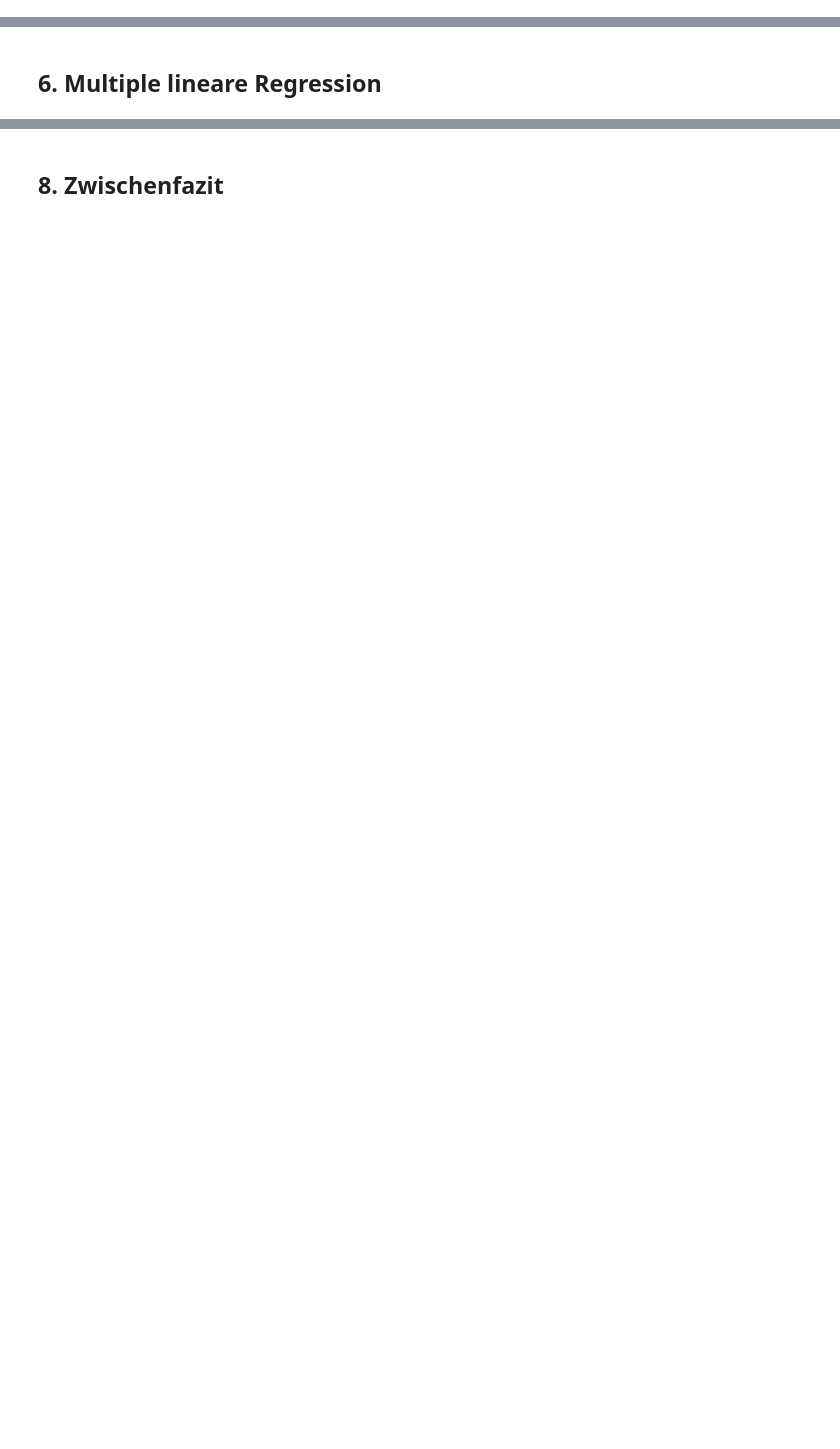
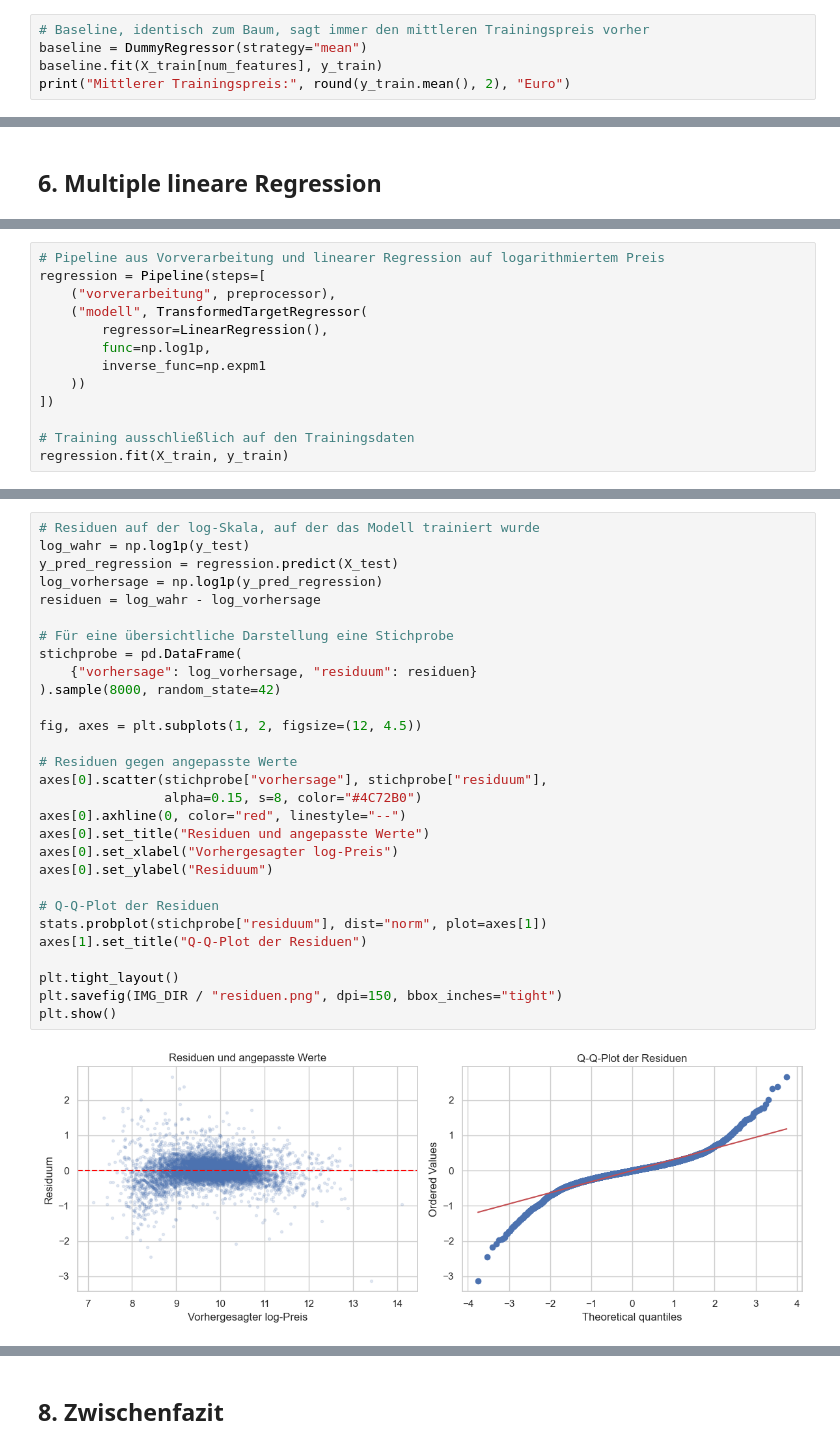
Before and after one commit to 1Zippel4/preisanalyse-autoscout24, a Jupyter notebook: notebooks/03_multiple_regression.ipynb, the cells around one changed output, grey strips where cells are left out. Cells and saved outputs as stored; diff of their text form; blank space fills up the shorter version.

```diff
--- a/notebooks/03_multiple_regression.ipynb
+++ b/notebooks/03_multiple_regression.ipynb
@@ -47,2 +145,7 @@ df.head()
 # %% [markdown]
 ## 5. Baseline
+# %%
+# Baseline, identisch zum Baum, sagt immer den mittleren Trainingspreis vorher
+baseline = DummyRegressor(strategy="mean")
+baseline.fit(X_train[num_features], y_train)
+print("Mittlerer Trainingspreis:", round(y_train.mean(), 2), "Euro")
@@ -52,0 +158,13 @@ df.head()
+# %%
+# Pipeline aus Vorverarbeitung und linearer Regression auf logarithmiertem Preis
+regression = Pipeline(steps=[
+    ("vorverarbeitung", preprocessor),
+    ("modell", TransformedTargetRegressor(
+        regressor=LinearRegression(),
+        func=np.log1p,
+        inverse_func=np.expm1
+    ))
+])
+
+# Training ausschließlich auf den Trainingsdaten
+regression.fit(X_train, y_train)
@@ -52,0 +231,31 @@ df.head()
+# %%
+# Residuen auf der log-Skala, auf der das Modell trainiert wurde
+log_wahr = np.log1p(y_test)
+y_pred_regression = regression.predict(X_test)
+log_vorhersage = np.log1p(y_pred_regression)
+residuen = log_wahr - log_vorhersage
+
+# Für eine übersichtliche Darstellung eine Stichprobe
+stichprobe = pd.DataFrame(
+    {"vorhersage": log_vorhersage, "residuum": residuen}
+).sample(8000, random_state=42)
+
+fig, axes = plt.subplots(1, 2, figsize=(12, 4.5))
+
+# Residuen gegen angepasste Werte
+axes[0].scatter(stichprobe["vorhersage"], stichprobe["residuum"],
+                alpha=0.15, s=8, color="#4C72B0")
+axes[0].axhline(0, color="red", linestyle="--")
+axes[0].set_title("Residuen und angepasste Werte")
+axes[0].set_xlabel("Vorhergesagter log-Preis")
+axes[0].set_ylabel("Residuum")
+
+# Q-Q-Plot der Residuen
+stats.probplot(stichprobe["residuum"], dist="norm", plot=axes[1])
+axes[1].set_title("Q-Q-Plot der Residuen")
+
+plt.tight_layout()
+plt.savefig(IMG_DIR / "residuen.png", dpi=150, bbox_inches="tight")
+plt.show()
+# %% [output]
+[figure, added]
```
Also changed, not shown: parts of 22 cells of this notebook, 2 other files.
